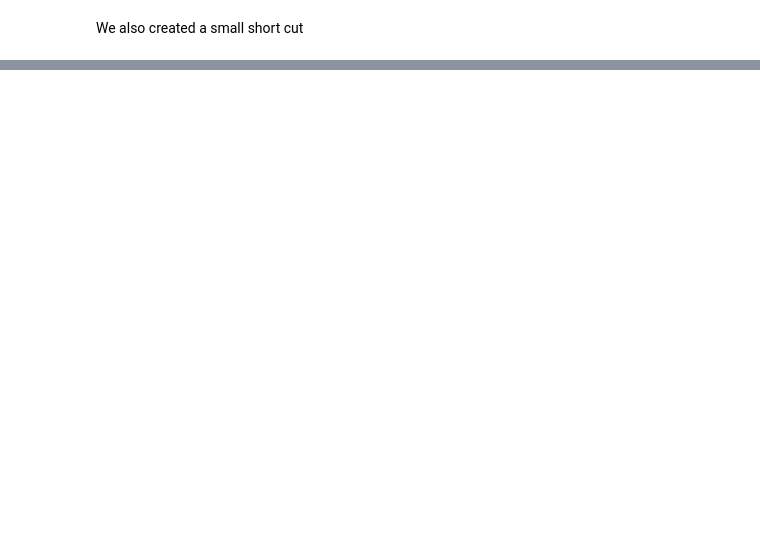
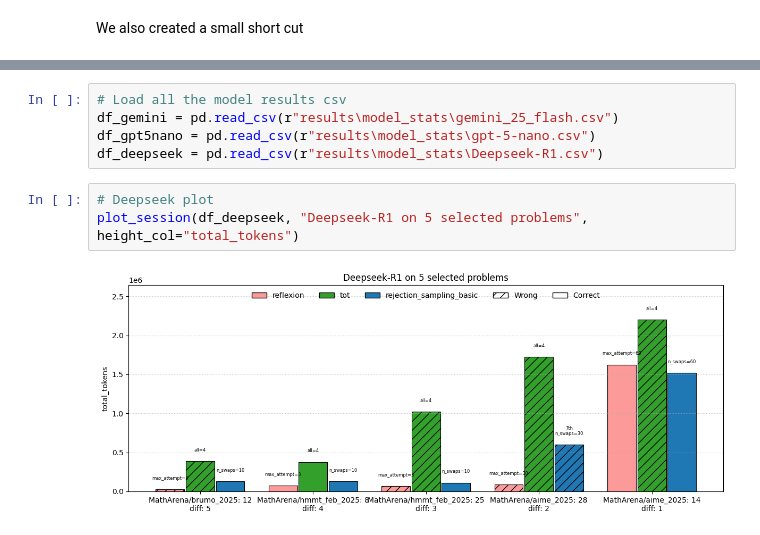
Before and after one commit to au-nlp/project-milestone-p2-group15, a Jupyter notebook: main.ipynb, the cells around one changed output, grey strips where cells are left out. Saved outputs shown, nothing was run; the diff lists cells and outputs as text; blank space fills up the shorter version.

```diff
--- a/main.ipynb
+++ b/main.ipynb
@@ -375,0 +514,10 @@ For the demo, we reference the notebook `multi_agent_demo.ipynb` (we know the pr
+# %%
+# Load all the model results csv
+df_gemini = pd.read_csv(r"results\model_stats\gemini_25_flash.csv")
+df_gpt5nano = pd.read_csv(r"results\model_stats\gpt-5-nano.csv")
+df_deepseek = pd.read_csv(r"results\model_stats\Deepseek-R1.csv")
+# %%
+# Deepseek plot
+plot_session(df_deepseek, "Deepseek-R1 on 5 selected problems", height_col="total_tokens")
+# %% [output]
+[figure, added]
```
Also changed, not shown: parts of 24 cells of this notebook, 1 other file.
